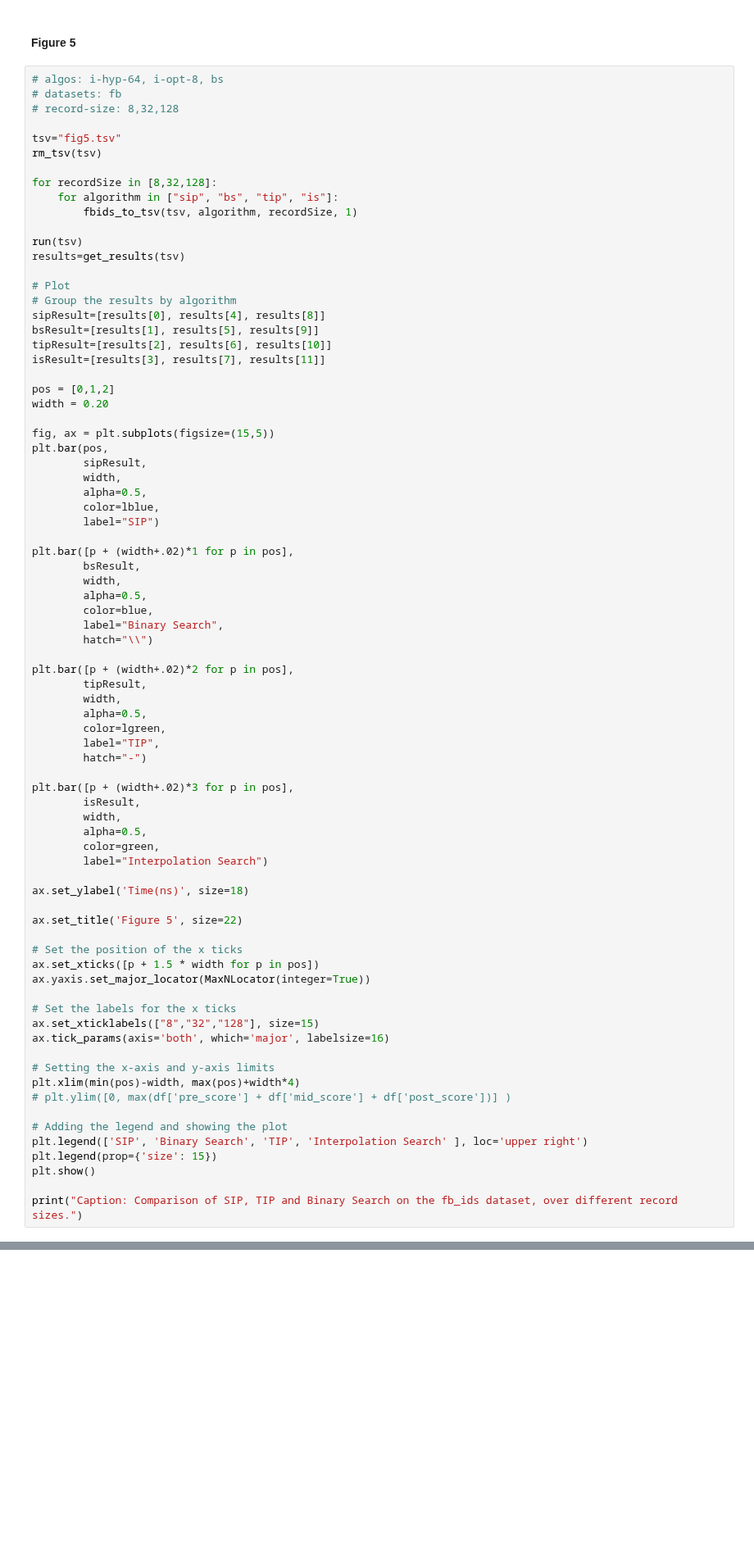
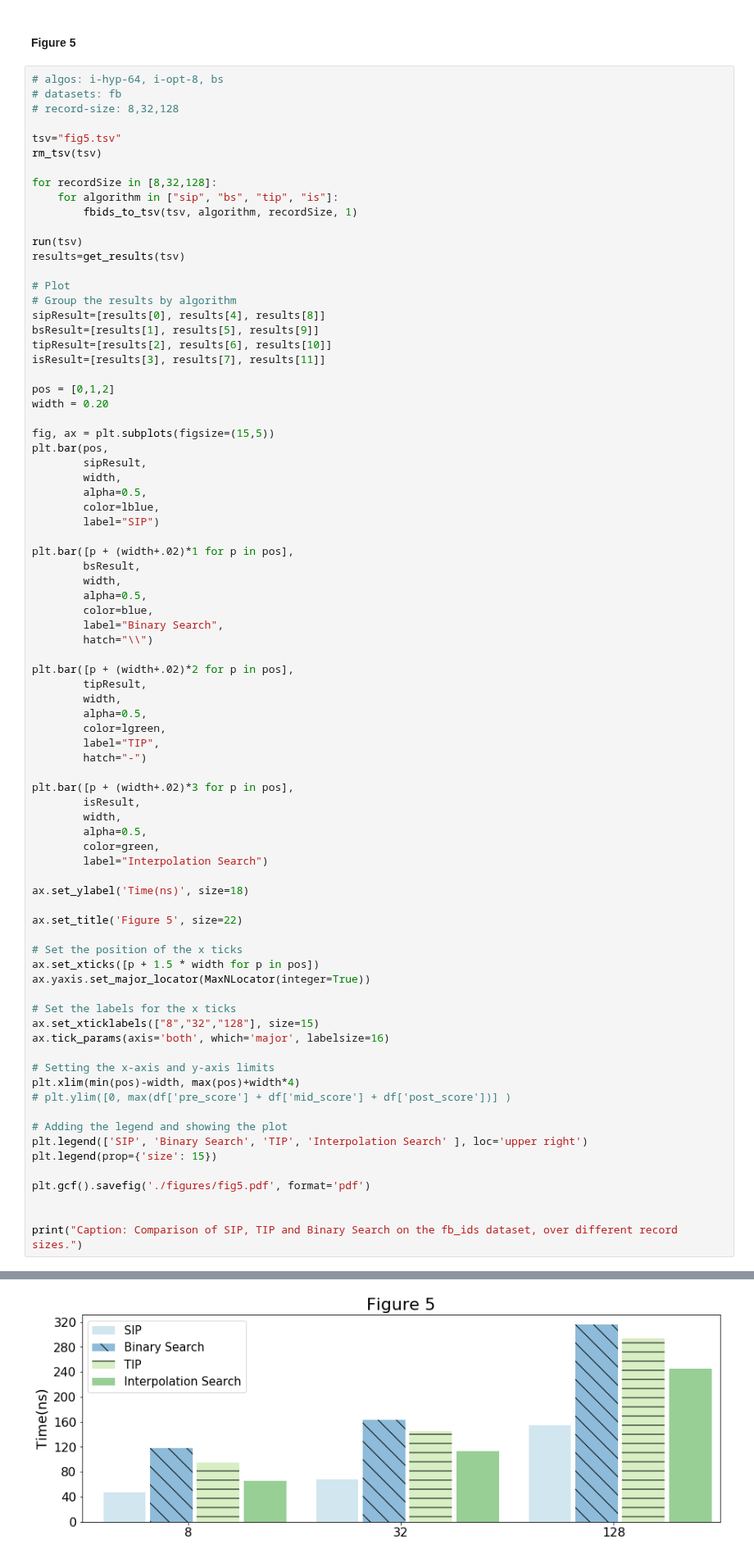
Before and after one commit to UWHustle/Efficiently-Searching-In-Memory-Sorted-Arrays, a Jupyter notebook: reproduce_experiments/Reproducibility.ipynb, the cells around one changed output, grey strips where cells are left out. Shown at 82% size. Drawn from its saved outputs; the diff is of its cells as text; blank space fills up the shorter version.

```diff
--- a/reproduce_experiments/Reproducibility.ipynb
+++ b/reproduce_experiments/Reproducibility.ipynb
@@ -284,7 +281,9 @@ plt.xlim(min(pos)-width, max(pos)+width*4)
 # Adding the legend and showing the plot
 plt.legend(['SIP', 'Binary Search', 'TIP', 'Interpolation Search' ], loc='upper right')
 plt.legend(prop={'size': 15})
-plt.show()
+
+plt.gcf().savefig('./figures/fig5.pdf', format='pdf')
+
 
 print("Caption: Comparison of SIP, TIP and Binary Search on the fb_ids dataset, over different record sizes.")
 # %% [output]
@@ -292,3 +293,4 @@ IndexError: list index out of range
+[figure, added]
 # %% [markdown]
 #### Figure 6
 # %%
```
Also changed, not shown: parts of 3 cells of this notebook.
